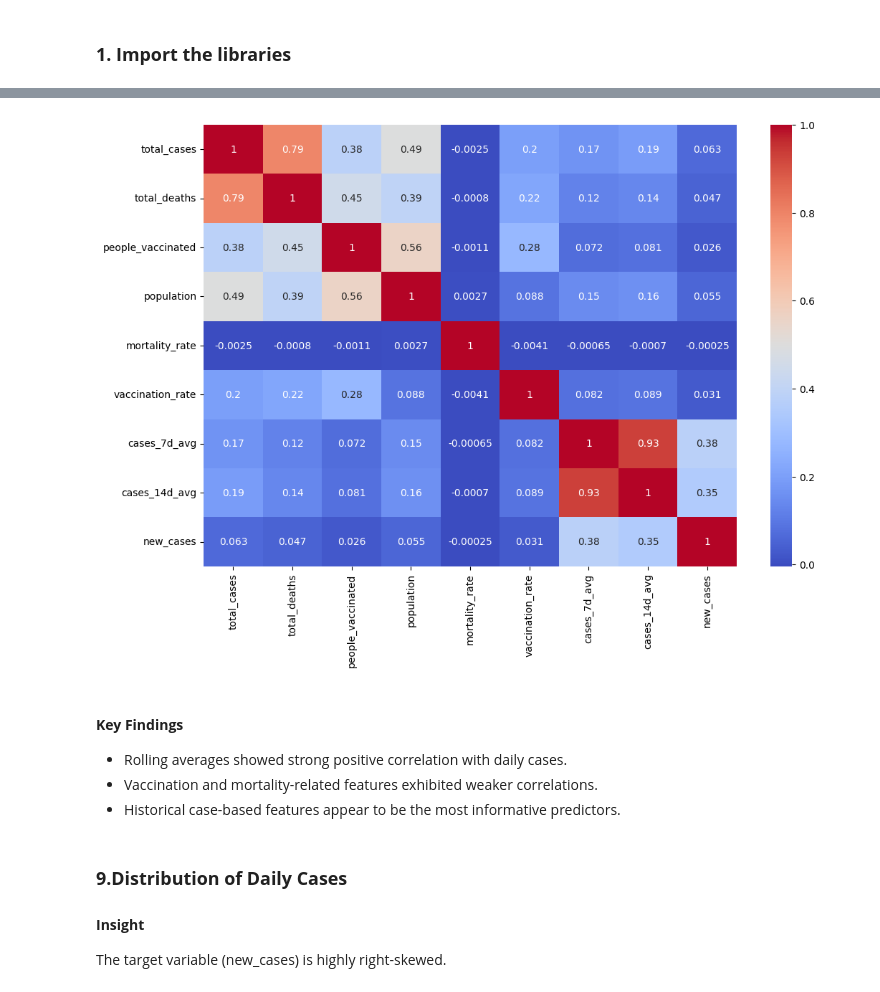
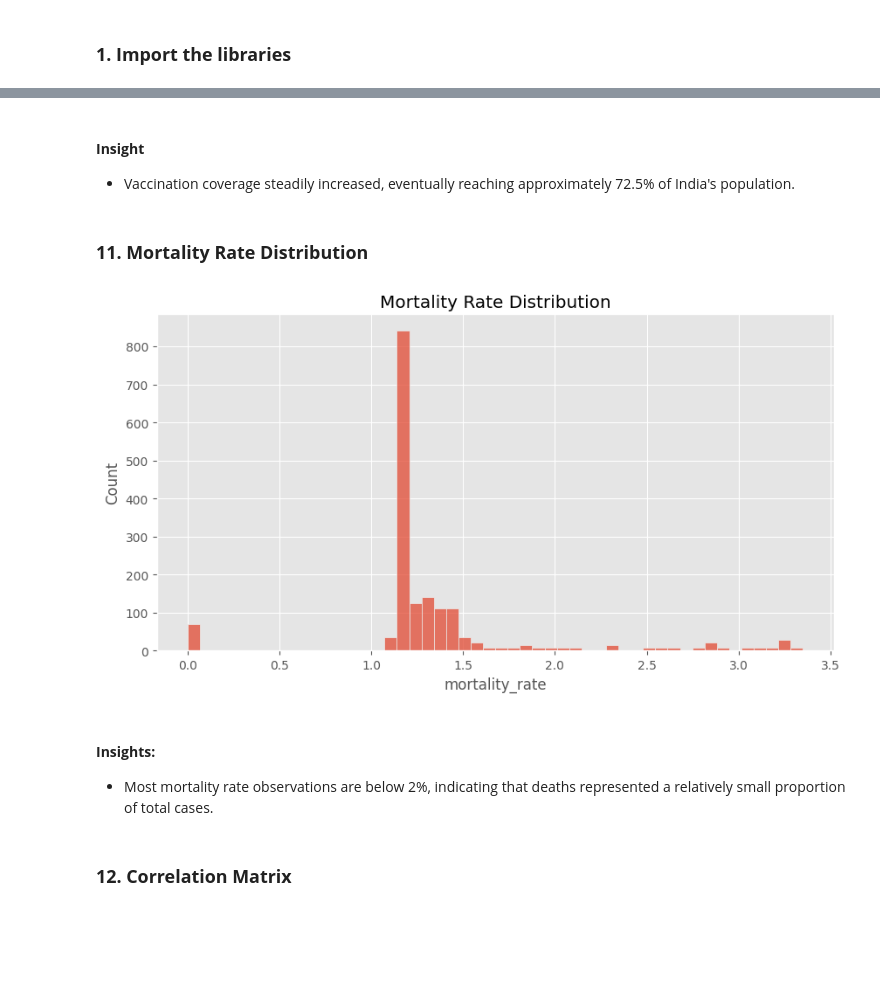
Before and after one commit to Abhilash0079/MachineLearningProjects, a Jupyter notebook: Covid-19_Forecast_Dashboard/notebooks/EDA.ipynb, the cells around one changed output, grey strips where cells are left out. Cells and saved outputs as stored; diff of their text form; code cells hidden in the pictures; blank space fills up the shorter version.

```diff
--- a/Covid-19_Forecast_Dashboard/notebooks/EDA.ipynb
+++ b/Covid-19_Forecast_Dashboard/notebooks/EDA.ipynb
@@ -7,14 +7,13 @@ The objective of this exploratory data analysis is to understand the global COVI
 # %% [markdown]
 ### <b>1. Import the libraries</b>
 # %%
-# Import the Libraries
 import pandas as pd
 import numpy as np
 
 import matplotlib.pyplot as plt
 import seaborn as sns
 
-import plotly.express as px
+plt.style.use("ggplot")
 
 pd.set_option("display.max_columns", None)
 # %% [markdown]
@@ -26,6 +21,6 @@ The large volume of data makes it suitable for both statistical analysis and mac
 # %%
 # Load the dataset
-df = pd.read_csv("../data/processed/covid_ML_dataset.csv")
+df = pd.read_csv("../data/processed/india_ml_dataset.csv")
 
 print(df.shape)
 # %% [output]
@@ -107,0 +108,4 @@ dtype: int64
+# %%
+df["date"] = pd.to_datetime(df["date"])
+print(df["date"].min())
+print(df["date"].max())
@@ -227,23 +197,18 @@ corr= df[features].corr()
+# %% [markdown]
+#### <b>Insight</b>
+- Vaccination coverage steadily increased, eventually reaching approximately 72.5% of India's population.
+# %% [markdown]
+### <b>11. Mortality Rate Distribution
 # %%
-plt.figure(figsize=(12,8))
-
-sns.heatmap(
-    corr,
-    annot=True,
-    cmap='coolwarm'
-)
-
+plt.figure(figsize=(10,5))
+sns.histplot(df["mortality_rate"],bins=50)
+plt.title("Mortality Rate Distribution")
 plt.show()
 # %% [output]
-[figure, old version]
+[figure, new version]
-# %% [markdown]
-#### <b>Key Findings</b>
-- Rolling averages showed strong positive correlation with daily cases.
-- Vaccination and mortality-related features exhibited weaker correlations.
-- Historical case-based features appear to be the most informative predictors.
+# %% [markdown]
+#### <b>Insights:</b>
+- Most mortality rate observations are below 2%, indicating that deaths represented a relatively small proportion of total cases.
 # %% [markdown]
-### <b>9.Distribution of Daily Cases</b>
-#### <b>Insight</b>
-
-The target variable (new_cases) is highly right-skewed.
+### <b>12. Correlation Matrix</b>
 # %%
```
Also changed, not shown: parts of 44 cells of this notebook, 37 other files.
